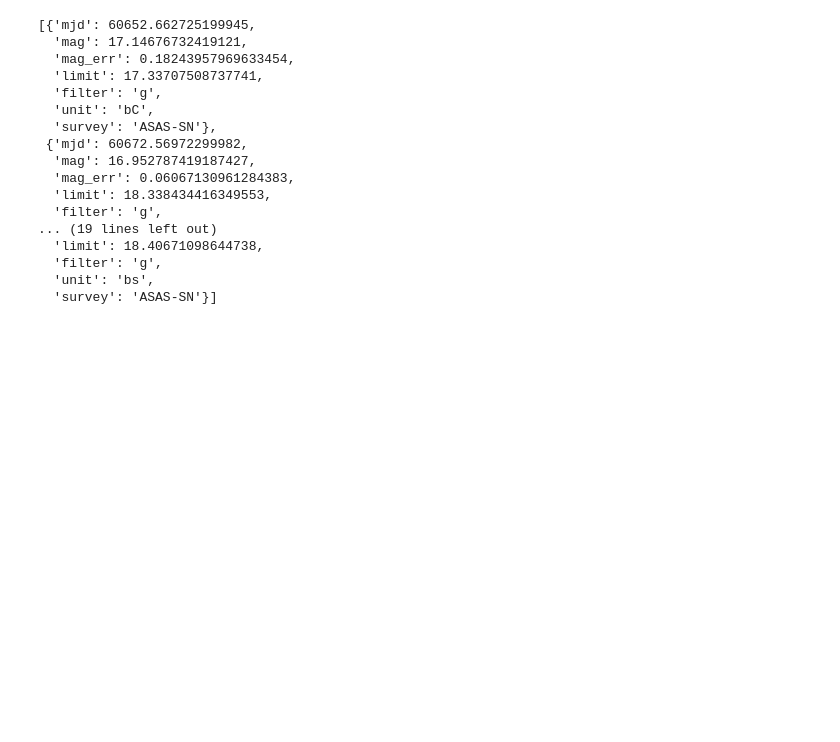
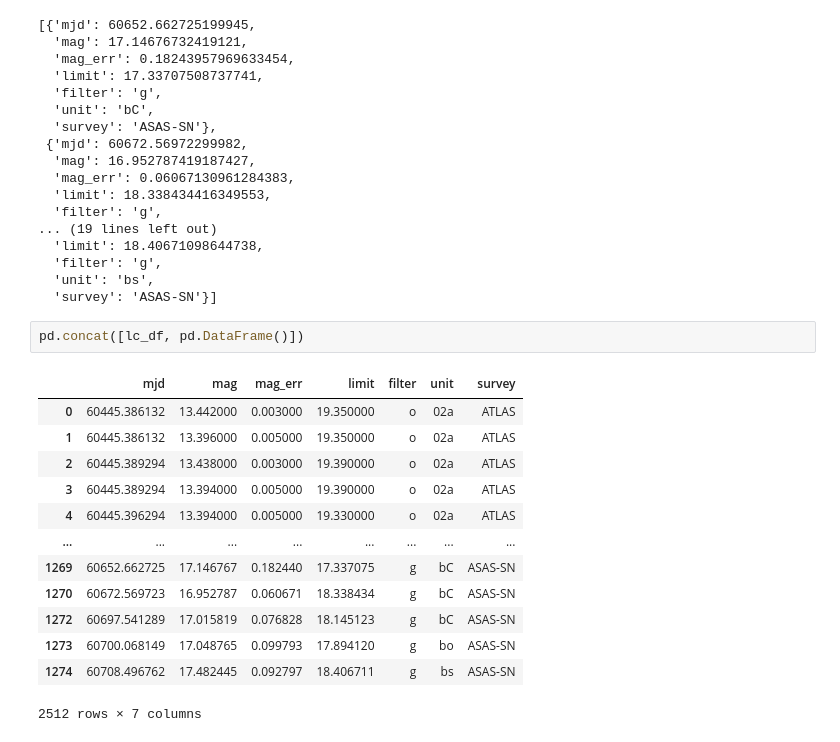
Before and after one commit to gonzodeveloper/tarxiv, a Jupyter notebook: examples/Tarxiv_Pipeline.ipynb, the cells around one changed output. Saved outputs shown, nothing was run; the diff lists cells and outputs as text; blank space fills up the shorter version.

```diff
--- a/examples/Tarxiv_Pipeline.ipynb
+++ b/examples/Tarxiv_Pipeline.ipynb
@@ -241,3 +243,19 @@ res[-5:]
   'filter': 'g',
   'unit': 'bs',
   'survey': 'ASAS-SN'}]
+# %%
+pd.concat([lc_df, pd.DataFrame()])
+# %% [output]
+|  | mjd | mag | mag_err | limit | filter | unit | survey |
+| 0 | 60445.386132 | 13.442000 | 0.003000 | 19.350000 | o | 02a | ATLAS |
+| 1 | 60445.386132 | 13.396000 | 0.005000 | 19.350000 | o | 02a | ATLAS |
+| 2 | 60445.389294 | 13.438000 | 0.003000 | 19.390000 | o | 02a | ATLAS |
+| 3 | 60445.389294 | 13.394000 | 0.005000 | 19.390000 | o | 02a | ATLAS |
+| 4 | 60445.396294 | 13.394000 | 0.005000 | 19.330000 | o | 02a | ATLAS |
+| ... | ... | ... | ... | ... | ... | ... | ... |
+| 1269 | 60652.662725 | 17.146767 | 0.182440 | 17.337075 | g | bC | ASAS-SN |
+| 1270 | 60672.569723 | 16.952787 | 0.060671 | 18.338434 | g | bC | ASAS-SN |
+| 1272 | 60697.541289 | 17.015819 | 0.076828 | 18.145123 | g | bC | ASAS-SN |
+| 1273 | 60700.068149 | 17.048765 | 0.099793 | 17.894120 | g | bo | ASAS-SN |
+| 1274 | 60708.496762 | 17.482445 | 0.092797 | 18.406711 | g | bs | ASAS-SN |
+2512 rows × 7 columns
```
Also changed, not shown: parts of 9 cells of this notebook, 2 other files.
